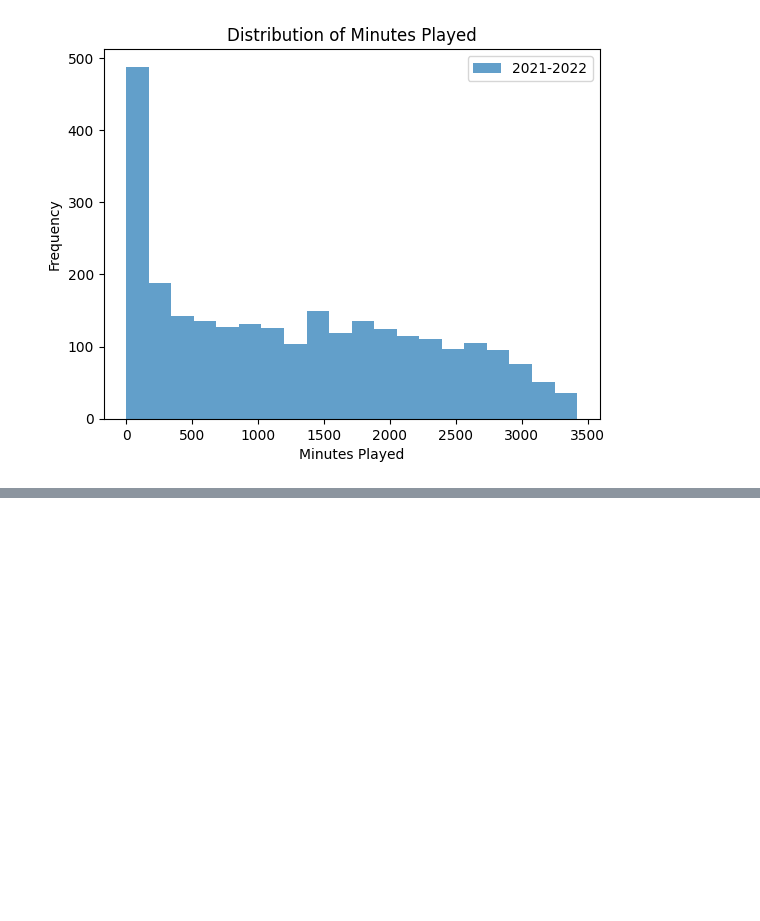
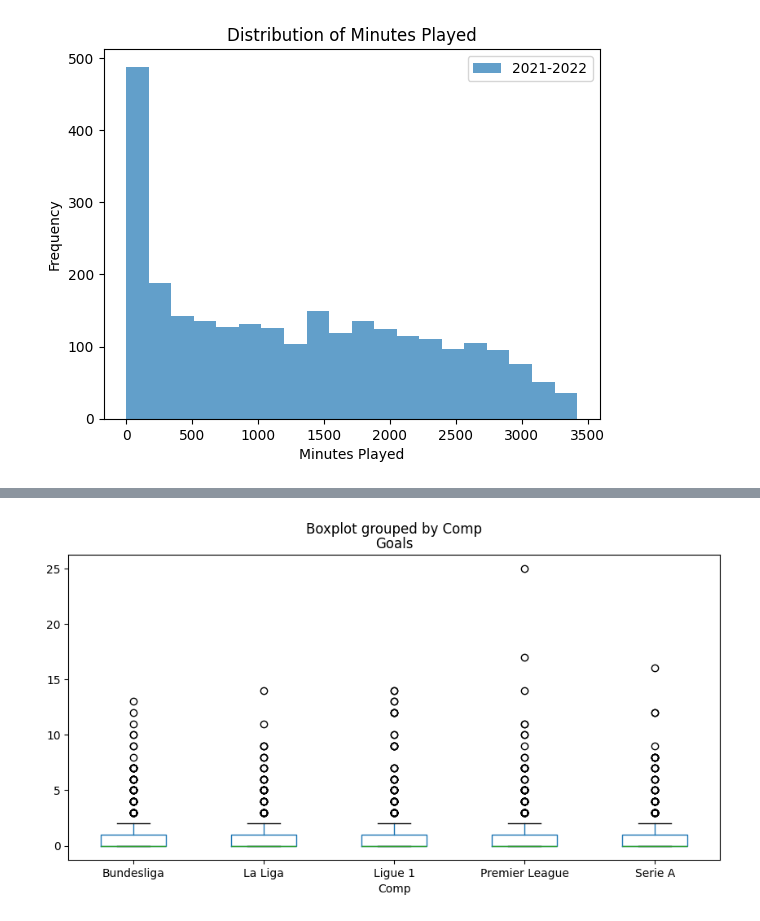
Before and after one commit to Mammew/proj_IDS, a Jupyter notebook: notebook.ipynb, the cells around one changed output, grey strips where cells are left out. Saved outputs shown, nothing was run; the diff lists cells and outputs as text; code cells hidden in the pictures; blank space fills up the shorter version.

```diff
--- a/notebook.ipynb
+++ b/notebook.ipynb
@@ -136,0 +146,5 @@ plt.show()
+# %%
+dataset_23.boxplot(column="Goals", by="Comp", grid=False, figsize=(10, 5))
+plt.show()
+# %% [output]
+[figure, added]
```
Also changed, not shown: parts of 6 cells of this notebook.
